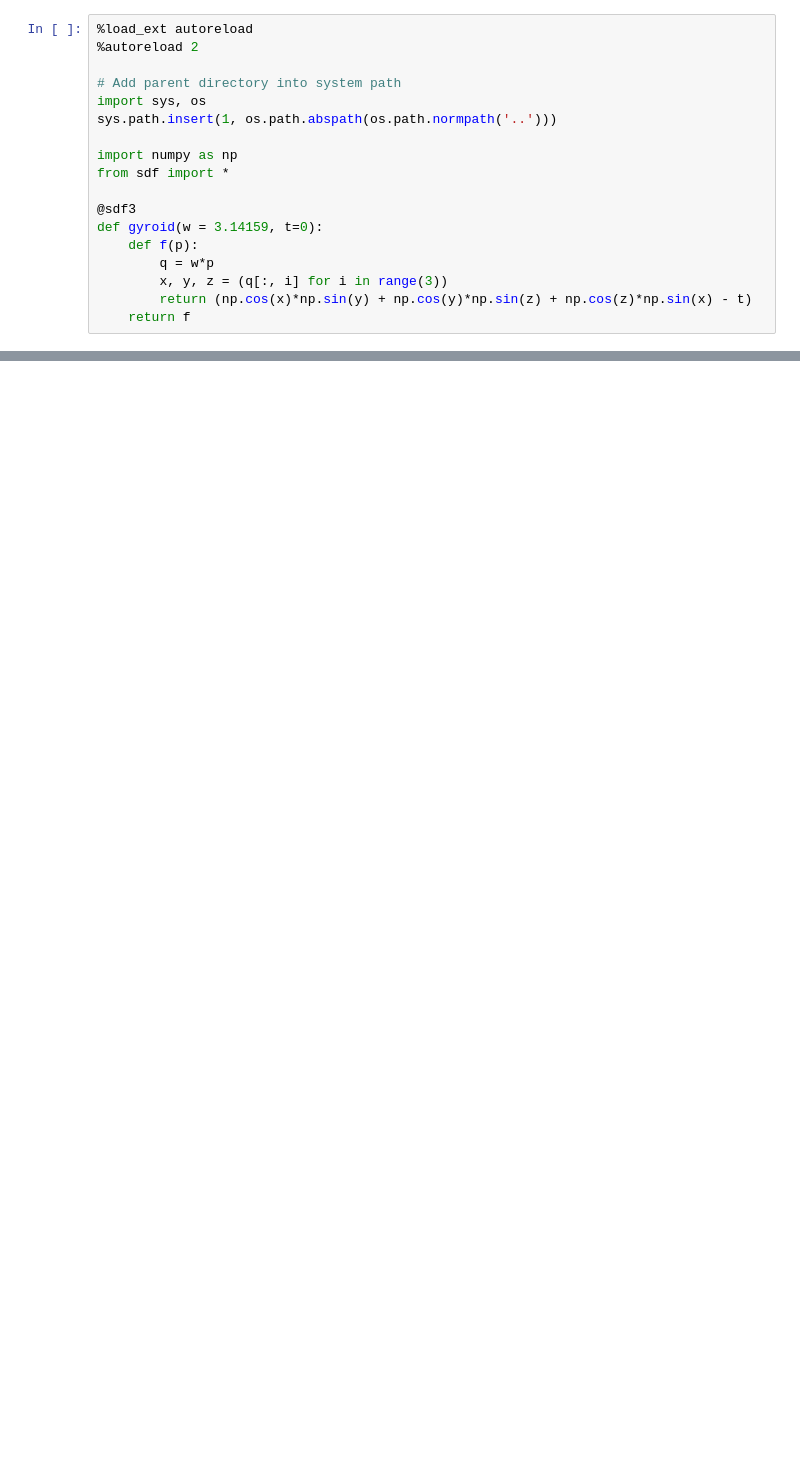
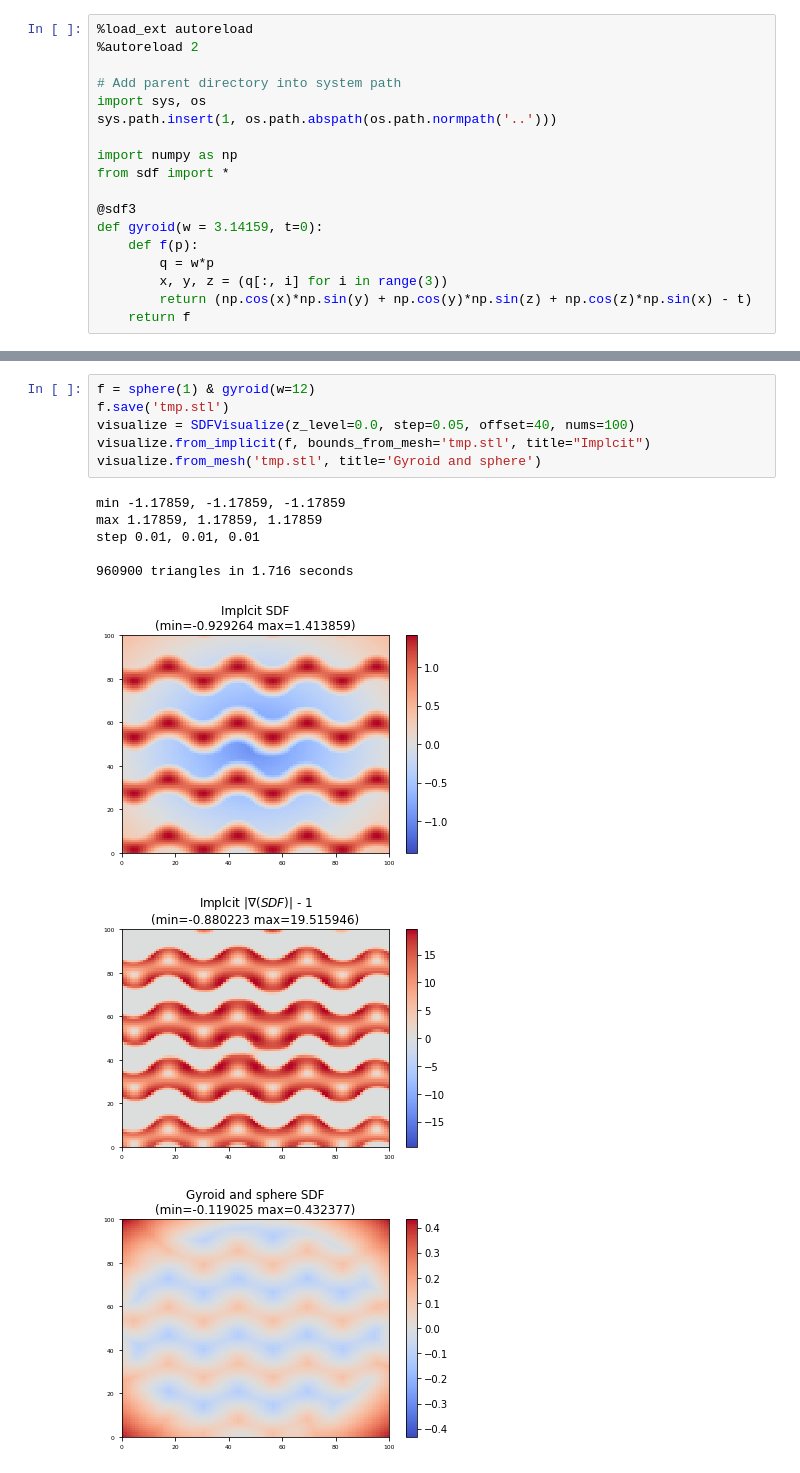
Before and after one commit to nodtem66/PINN_Implicit_SDF, a Jupyter notebook: notebooks/1.3_implicit_sdf.ipynb, the cells around one changed output, grey strips where cells are left out. Saved outputs shown, nothing was run; the diff lists cells and outputs as text; blank space fills up the shorter version.

```diff
--- a/notebooks/1.3_implicit_sdf.ipynb
+++ b/notebooks/1.3_implicit_sdf.ipynb
@@ -130,0 +40,15 @@ show_sdf_at_z('tmp.stl', bounds=bounds, nums=200, plot_gradient=True)
+# %%
+f = sphere(1) & gyroid(w=12)
+f.save('tmp.stl')
+visualize = SDFVisualize(z_level=0.0, step=0.05, offset=40, nums=100)
+visualize.from_implicit(f, bounds_from_mesh='tmp.stl', title="Implcit")
+visualize.from_mesh('tmp.stl', title='Gyroid and sphere')
+# %% [output]
+min -1.17859, -1.17859, -1.17859
+max 1.17859, 1.17859, 1.17859
+step 0.01, 0.01, 0.01
+
+960900 triangles in 1.716 seconds
+[figure, added]
+[figure, added]
+[figure, added]
```
Also changed, not shown: parts of 6 cells of this notebook, 15 other files.
